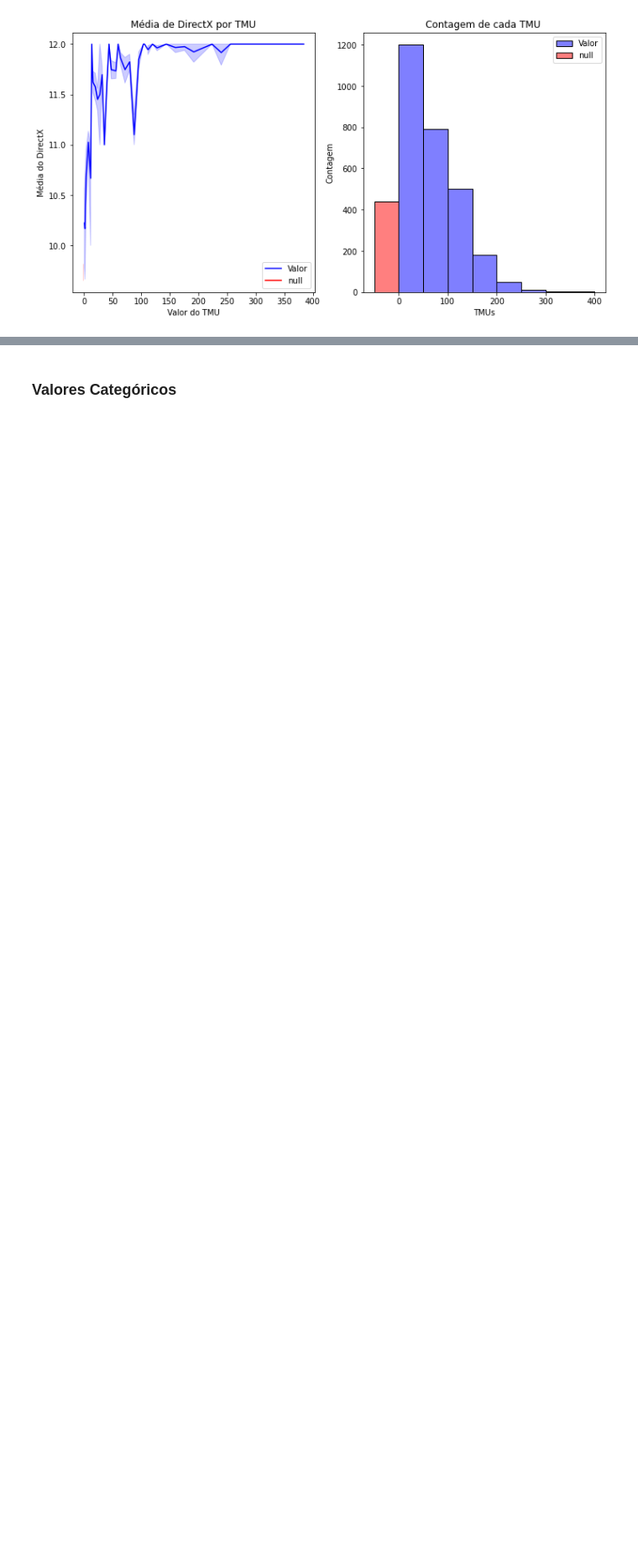
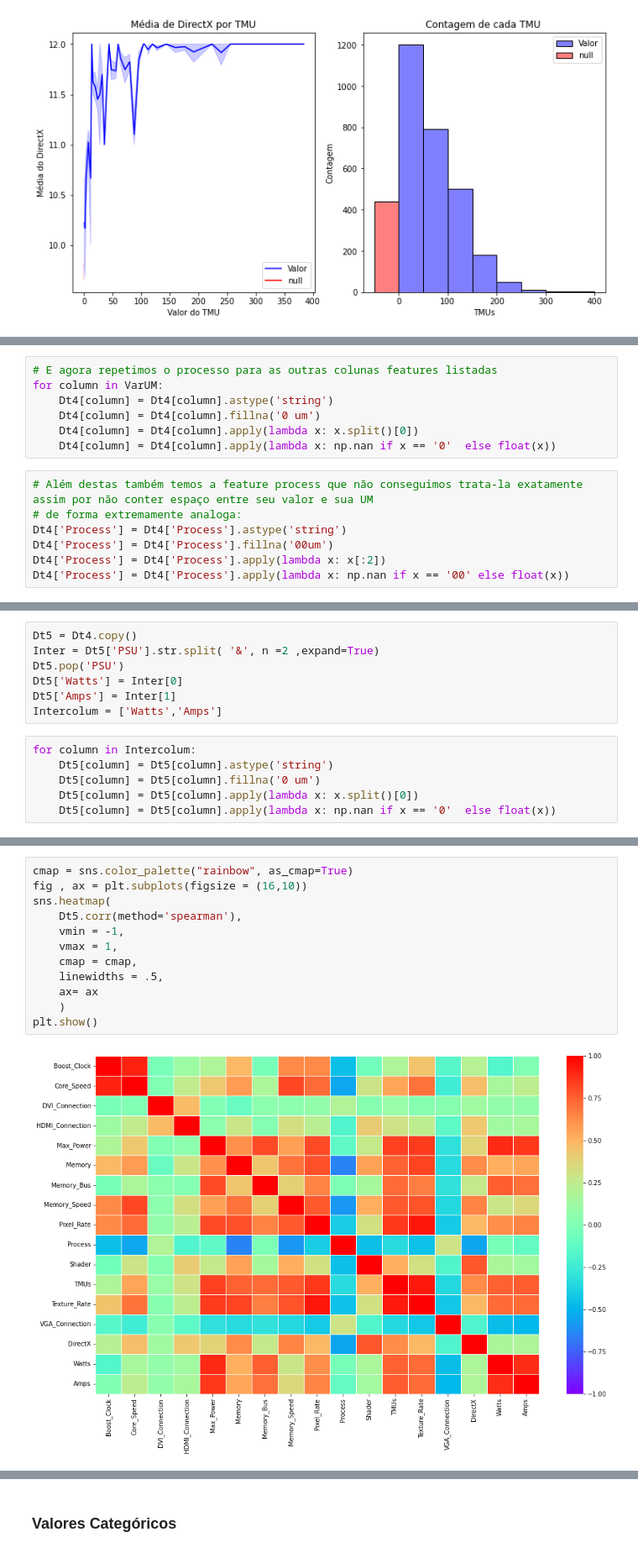
Before and after one commit to luquinhasC/DirectxRidePrice, a Jupyter notebook: Modelo1.ipynb, the cells around one changed output, grey strips where cells are left out. Shown at 84% size. Drawn from its saved outputs; the diff is of its cells as text; blank space fills up the shorter version.

Commit message:
Pré-processing

```diff
--- a/Modelo1.ipynb
+++ b/Modelo1.ipynb
@@ -294,0 +385,14 @@ plt.show()
+# %%
+# E agora repetimos o processo para as outras colunas features listadas
+for column in VarUM:
+    Dt4[column] = Dt4[column].astype('string')
+    Dt4[column] = Dt4[column].fillna('0 um')
+    Dt4[column] = Dt4[column].apply(lambda x: x.split()[0])
+    Dt4[column] = Dt4[column].apply(lambda x: np.nan if x == '0'  else float(x))
+# %%
+# Além destas também temos a feature process que não conseguimos trata-la exatamente assim por não conter espaço entre seu valor e sua UM
+# de forma extremamente analoga:
+Dt4['Process'] = Dt4['Process'].astype('string')
+Dt4['Process'] = Dt4['Process'].fillna('00um')
+Dt4['Process'] = Dt4['Process'].apply(lambda x: x[:2])
+Dt4['Process'] = Dt4['Process'].apply(lambda x: np.nan if x == '00' else float(x))
@@ -294,0 +417,13 @@ plt.show()
+# %%
+Dt5 = Dt4.copy()
+Inter = Dt5['PSU'].str.split( '&', n =2 ,expand=True)
+Dt5.pop('PSU')
+Dt5['Watts'] = Inter[0]
+Dt5['Amps'] = Inter[1]
+Intercolum = ['Watts','Amps']
+# %%
+for column in Intercolum:
+    Dt5[column] = Dt5[column].astype('string')
+    Dt5[column] = Dt5[column].fillna('0 um')
+    Dt5[column] = Dt5[column].apply(lambda x: x.split()[0])
+    Dt5[column] = Dt5[column].apply(lambda x: np.nan if x == '0'  else float(x))
@@ -294,0 +468,14 @@ plt.show()
+# %%
+cmap = sns.color_palette("rainbow", as_cmap=True)
+fig , ax = plt.subplots(figsize = (16,10))
+sns.heatmap(
+    Dt5.corr(method='spearman'),
+    vmin = -1,
+    vmax = 1,
+    cmap = cmap,
+    linewidths = .5,
+    ax= ax
+    )
+plt.show()
+# %% [output]
+[figure, added]
```
Also changed, not shown: parts of 37 cells of this notebook.
